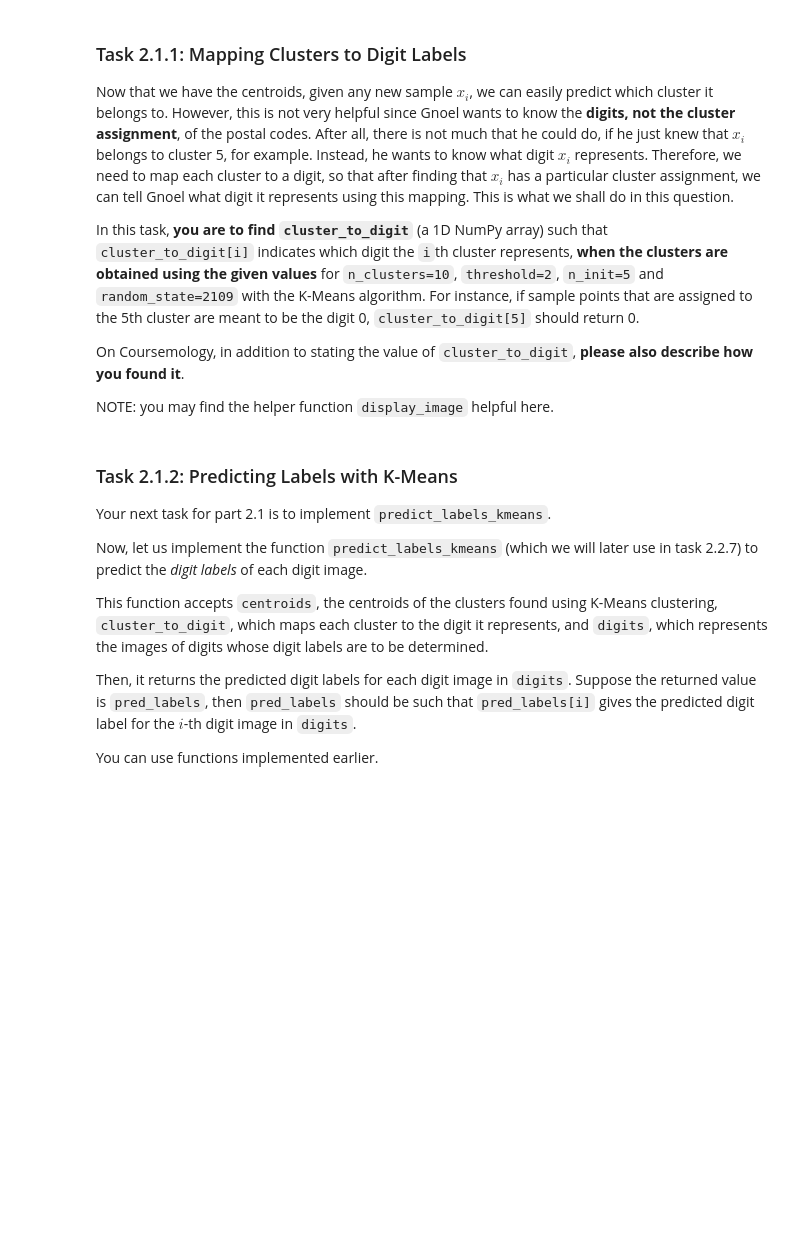
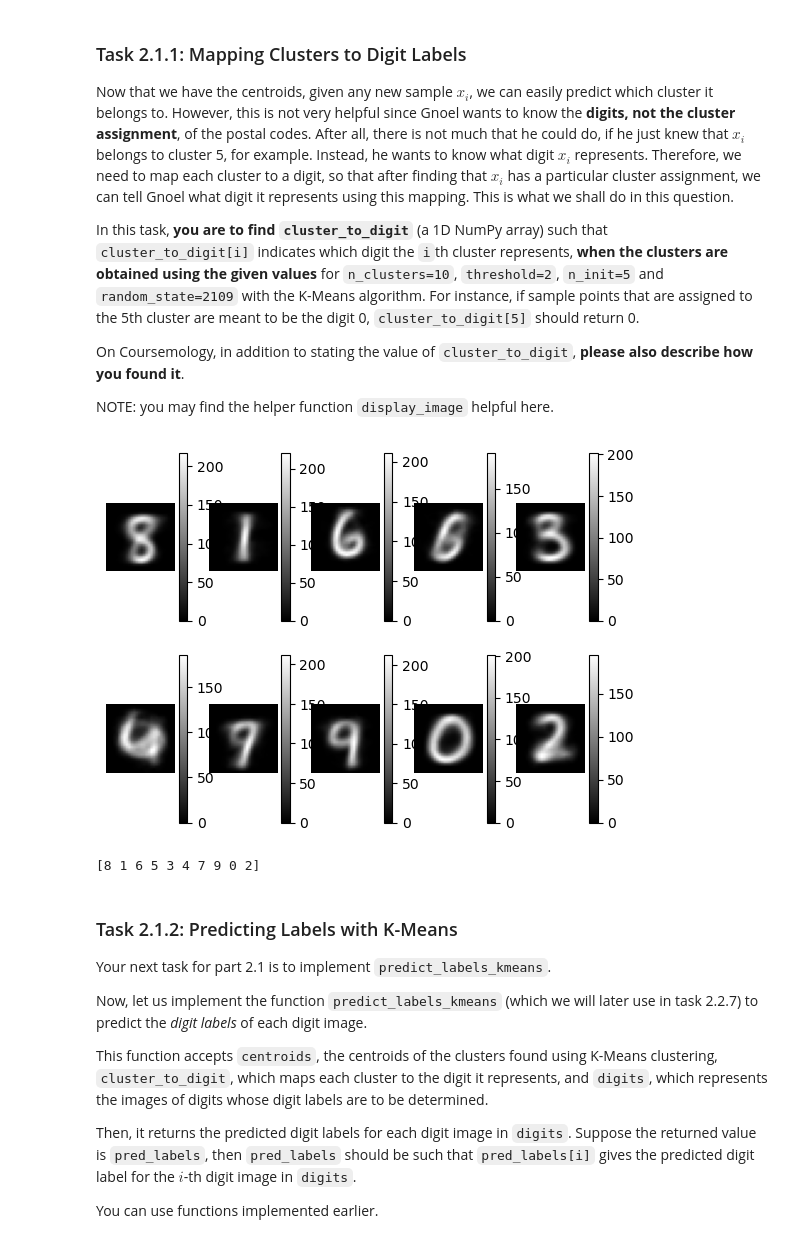
Before and after one commit to Kurtyjlee/CS2109S, a Jupyter notebook: ps8/ps8.ipynb, the cells around one changed output. Saved outputs shown, nothing was run; the diff lists cells and outputs as text; code cells hidden in the pictures; blank space fills up the shorter version.

```diff
--- a/ps8/ps8.ipynb
+++ b/ps8/ps8.ipynb
@@ -937,8 +948,23 @@ _, centroids = k_means(train_digits, 10, 2, n_init=5, random_state=2109) # NOTE:
 # However, you DO NOT have to submit this code snippet. Instead, explain how
 # you found your solution in words on Coursemology. Feel free to add more cells
 # below, if you need to.
+# %%
+images = centroids.reshape((10, 28, 28))
+
+for index, image in enumerate(images):
+    plt.subplot(2, 5, index + 1)
+    plt.imshow(image, cmap='gray')
+    plt.colorbar()
+    plt.axis('off')
+
+plt.show()
+# %% [output]
+[figure, added]
 # %%
-cluster_to_digit = np.array([0, 0, 0, 0, 0, 0, 0, 0, 0, 0]) # TODO: replace the '0's with the values that you have found
+cluster_to_digit = np.array([8, 1, 6, 5, 3, 4, 7, 9, 0, 2]) # TODO: replace the '0's with the values that you have found
+print(cluster_to_digit)
+# %% [output]
+[8 1 6 5 3 4 7 9 0 2]
 # %% [markdown]
 ### Task 2.1.2: Predicting Labels with K-Means
 
```
Also changed, not shown: parts of 21 cells of this notebook, 1 other file.
